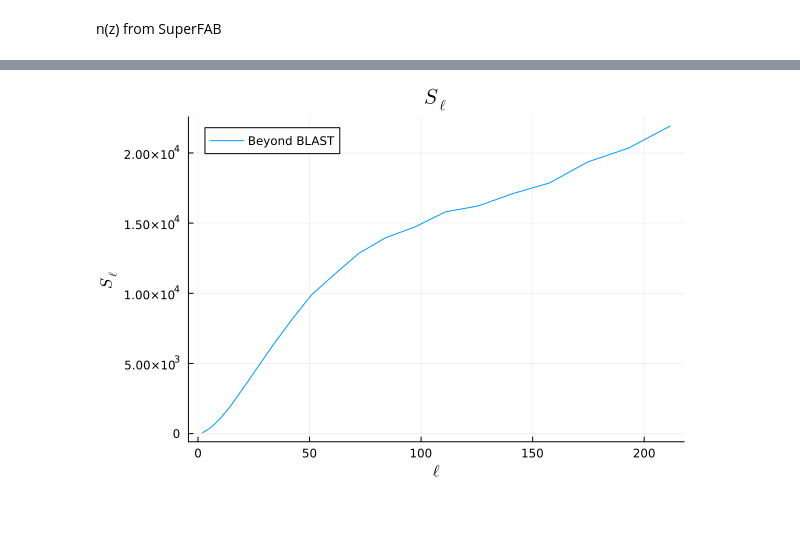
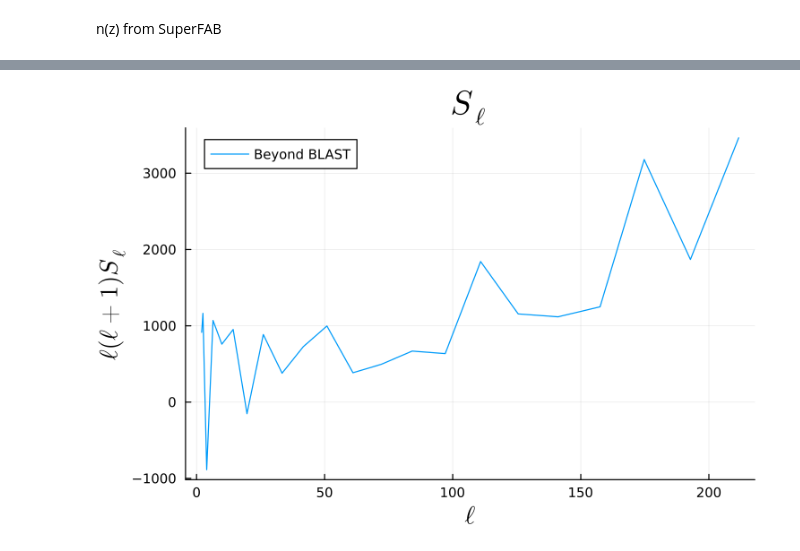
Before and after one commit to anvi-git/3D_Angular_Power_Spectrum, a Jupyter notebook: notebooks/beyond_BLAST.ipynb, the cells around one changed output, grey strips where cells are left out. Drawn from its saved outputs; the diff is of its cells as text; code cells hidden in the pictures; blank space fills up the shorter version.

```diff
--- a/notebooks/beyond_BLAST.ipynb
+++ b/notebooks/beyond_BLAST.ipynb
@@ -454,5 +546,3 @@ plot(
 # %%
-S_full = zeros(Float64, length(ℓ))
-@tullio S_full[li] := w_k[kp] * w_k[kpp] * S[li, kp, kpp]
-# plot
-plot(ℓ, S_full, label="Beyond BLAST", xlabel=L"\ell", ylabel=L"S_\ell", title=L"S_\ell")
+S_l = zeros(Float64, length(ℓ))
+@tullio S_l[li] := w_k[kp] * w_k[kpp] * S_lkk[kp, kpp, li];
@@ -461,4 +554,16 @@ plot(ℓ, S_full, label="Beyond BLAST", xlabel=L"\ell", ylabel=L"S_\ell", title=
 # %%
-plot(ℓ, S_full .* ℓ .* (ℓ .+ 1), label="Beyond BLAST", xlabel=L"\ell", ylabel=L"S_\ell", title=L"S_\ell")
+k_plot = ℓ / 14000 # in Mpc-1
+p = plot(
+    ℓ,
+    S_l .* ℓ .* (ℓ .+ 1),
+    label = "Beyond BLAST",
+    xlabel = L"\ell",
+    ylabel = L"\ell(\ell+1)S_\ell",
+    title = L"S_\ell",
+    markersize=4,
+    dpi=250,
+    titlefontsize=20,
+    labelfontsize=15
+)
 # %% [output]
-[figure, old version]
+[figure, new version]
```
Also changed, not shown: parts of 31 cells of this notebook, 5 other files.
